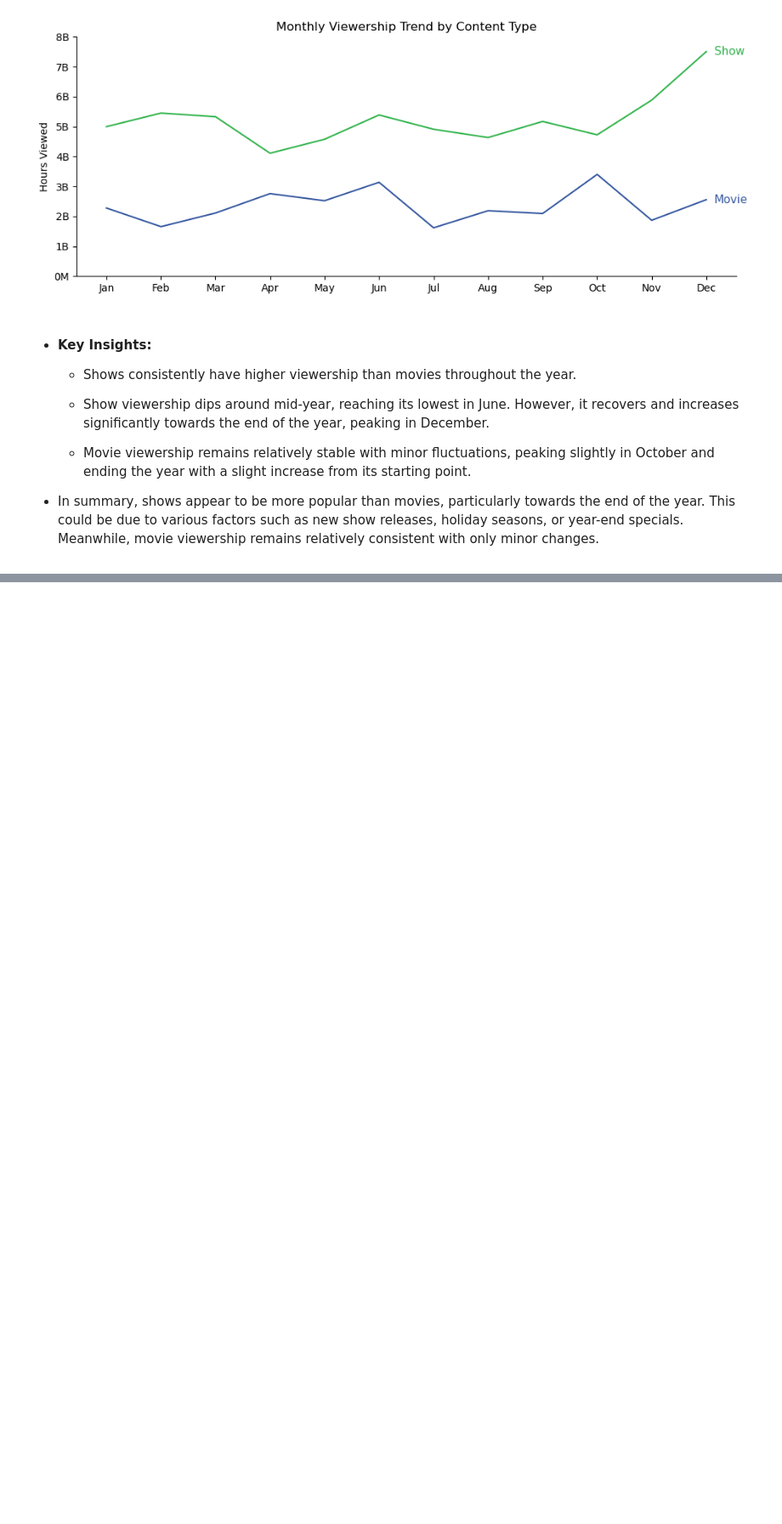
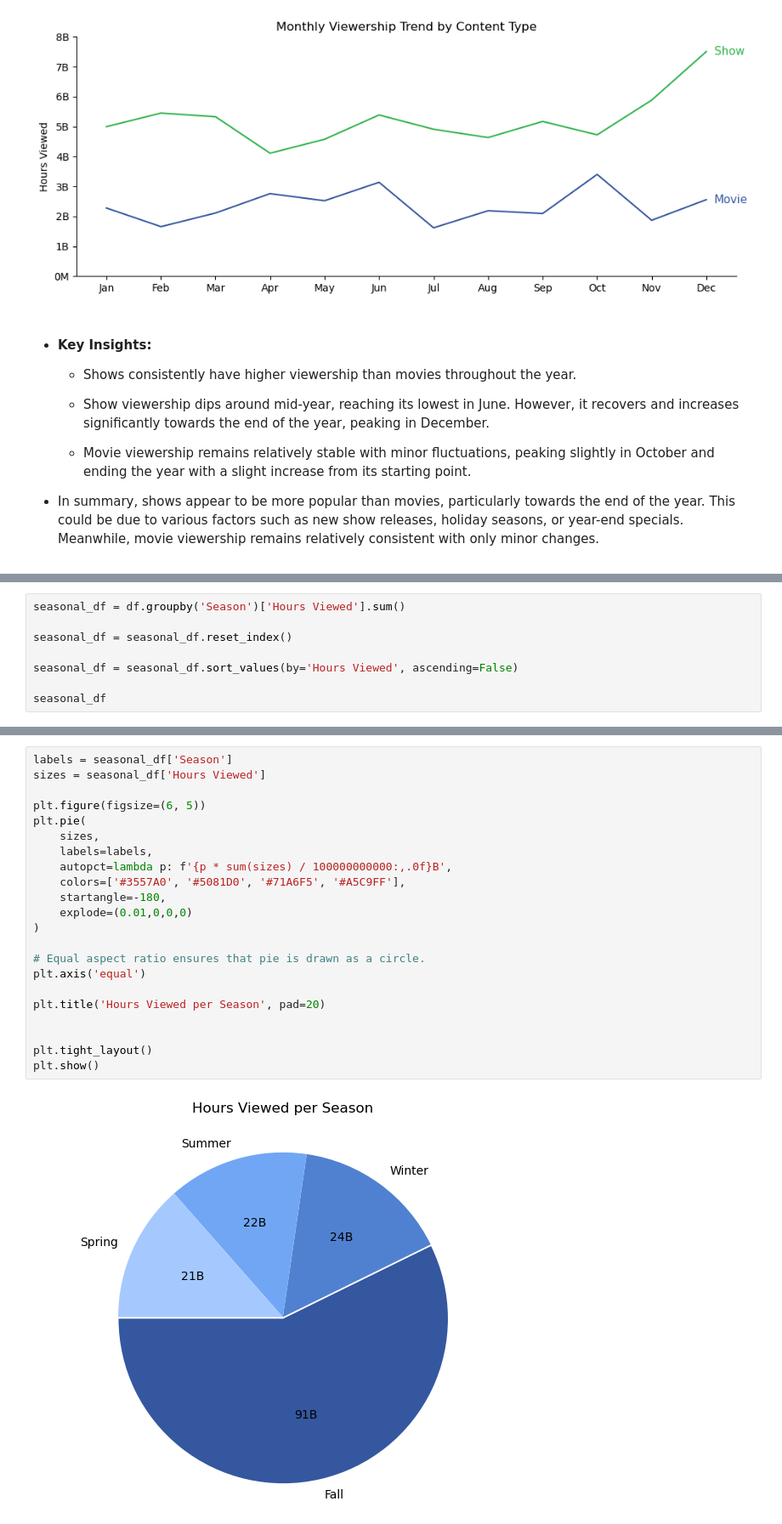
Before and after one commit to modyreturn/Netflix-Analysis, a Jupyter notebook: 5_Seasonal_Analysis.ipynb, the cells around one changed output, grey strips where cells are left out. Shown at 85% size. Drawn from its saved outputs; the diff is of its cells as text; blank space fills up the shorter version.

Commit message:
5_Seasonal_Analysis

```diff
--- a/5_Seasonal_Analysis.ipynb
+++ b/5_Seasonal_Analysis.ipynb
@@ -304,0 +294,8 @@ plt.show()
+# %%
+seasonal_df = df.groupby('Season')['Hours Viewed'].sum()
+
+seasonal_df = seasonal_df.reset_index()
+
+seasonal_df = seasonal_df.sort_values(by='Hours Viewed', ascending=False)
+
+seasonal_df
@@ -304,0 +308,24 @@ plt.show()
+# %%
+labels = seasonal_df['Season']
+sizes = seasonal_df['Hours Viewed']
+
+plt.figure(figsize=(6, 5))
+plt.pie(
+    sizes,
+    labels=labels,
+    autopct=lambda p: f'{p * sum(sizes) / 100000000000:,.0f}B',
+    colors=['#3557A0', '#5081D0', '#71A6F5', '#A5C9FF'],
+    startangle=-180,
+    explode=(0.01,0,0,0)
+)
+
+# Equal aspect ratio ensures that pie is drawn as a circle.
+plt.axis('equal')
+
+plt.title('Hours Viewed per Season', pad=20)
+
+
+plt.tight_layout()
+plt.show()
+# %% [output]
+[figure, added]
```
Also changed, not shown: parts of 5 cells of this notebook.
